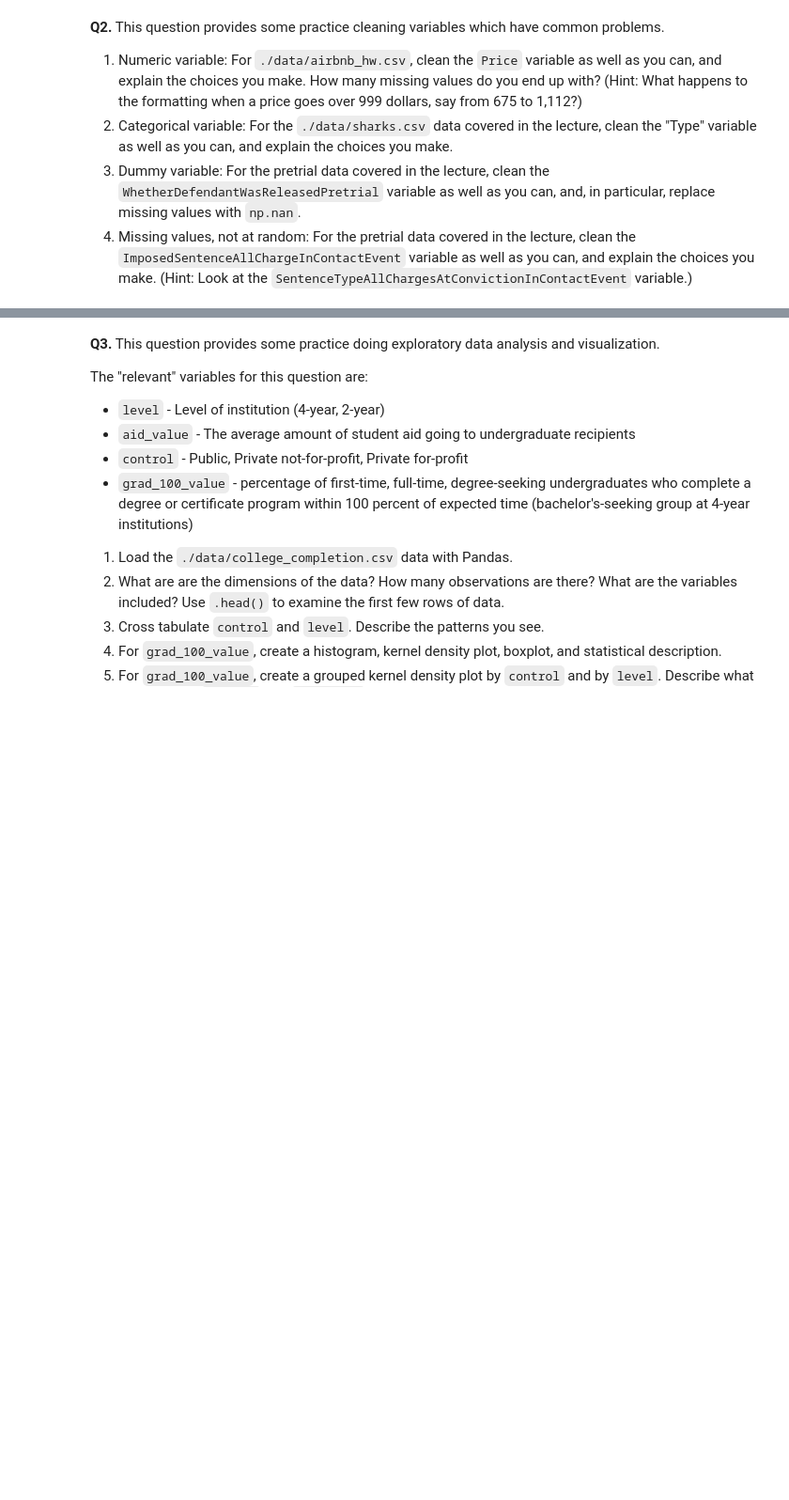
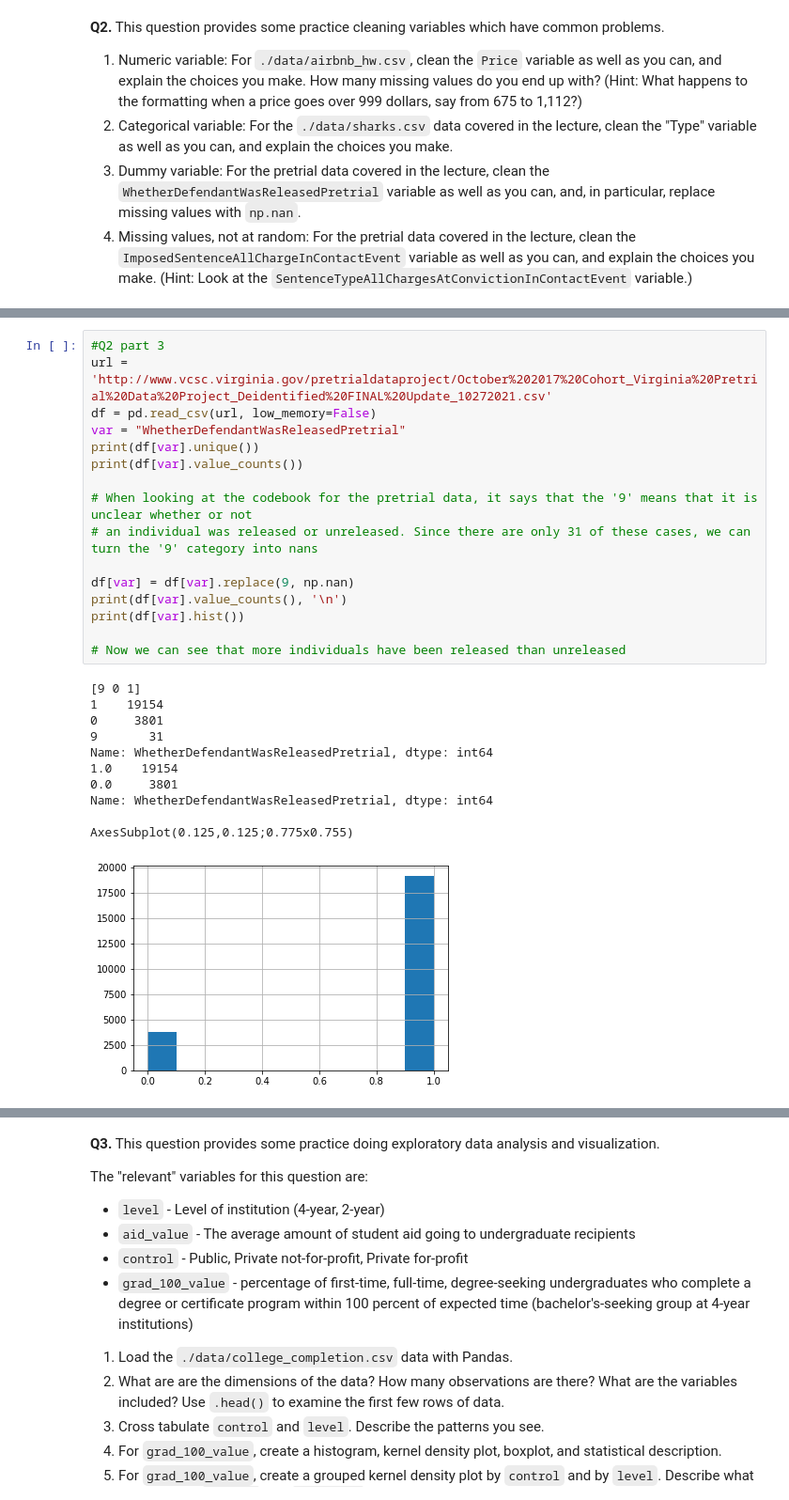
Before and after one commit to Jmazher12/assignment2, a Jupyter notebook: assignment2.ipynb, the cells around one changed output, grey strips where cells are left out. Shown at 94% size. Cells and saved outputs as stored; diff of their text form; blank space fills up the shorter version.

```diff
--- a/assignment2.ipynb
+++ b/assignment2.ipynb
@@ -32,0 +117,28 @@ Resolving deltas: 100% (9/9), done.
+# %%
+#Q2 part 3
+url = 'http://www.vcsc.virginia.gov/pretrialdataproject/October%202017%20Cohort_Virginia%20Pretrial%20Data%20Project_Deidentified%20FINAL%20Update_10272021.csv'
+df = pd.read_csv(url, low_memory=False)
+var = "WhetherDefendantWasReleasedPretrial"
+print(df[var].unique())
+print(df[var].value_counts())
+
+# When looking at the codebook for the pretrial data, it says that the '9' means that it is unclear whether or not
+# an individual was released or unreleased. Since there are only 31 of these cases, we can turn the '9' category into nans
+
+df[var] = df[var].replace(9, np.nan)
+print(df[var].value_counts(), '\n')
+print(df[var].hist())
+
+# Now we can see that more individuals have been released than unreleased
+# %% [output]
+[9 0 1]
+1    19154
+0     3801
+9       31
+Name: WhetherDefendantWasReleasedPretrial, dtype: int64
+1.0    19154
+0.0     3801
+Name: WhetherDefendantWasReleasedPretrial, dtype: int64
+
+AxesSubplot(0.125,0.125;0.775x0.755)
+[figure, added]
```
Also changed, not shown: parts of 4 cells of this notebook.
